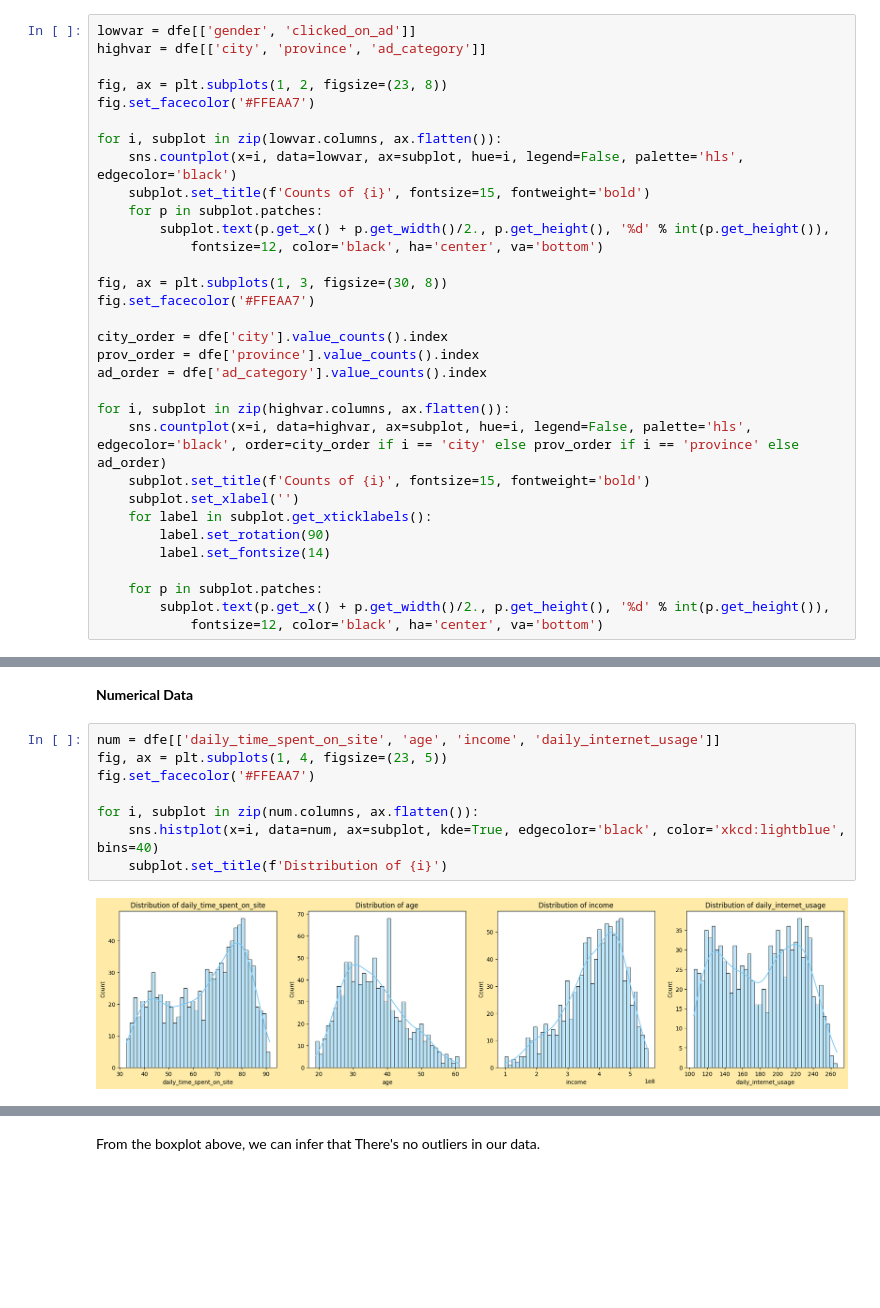
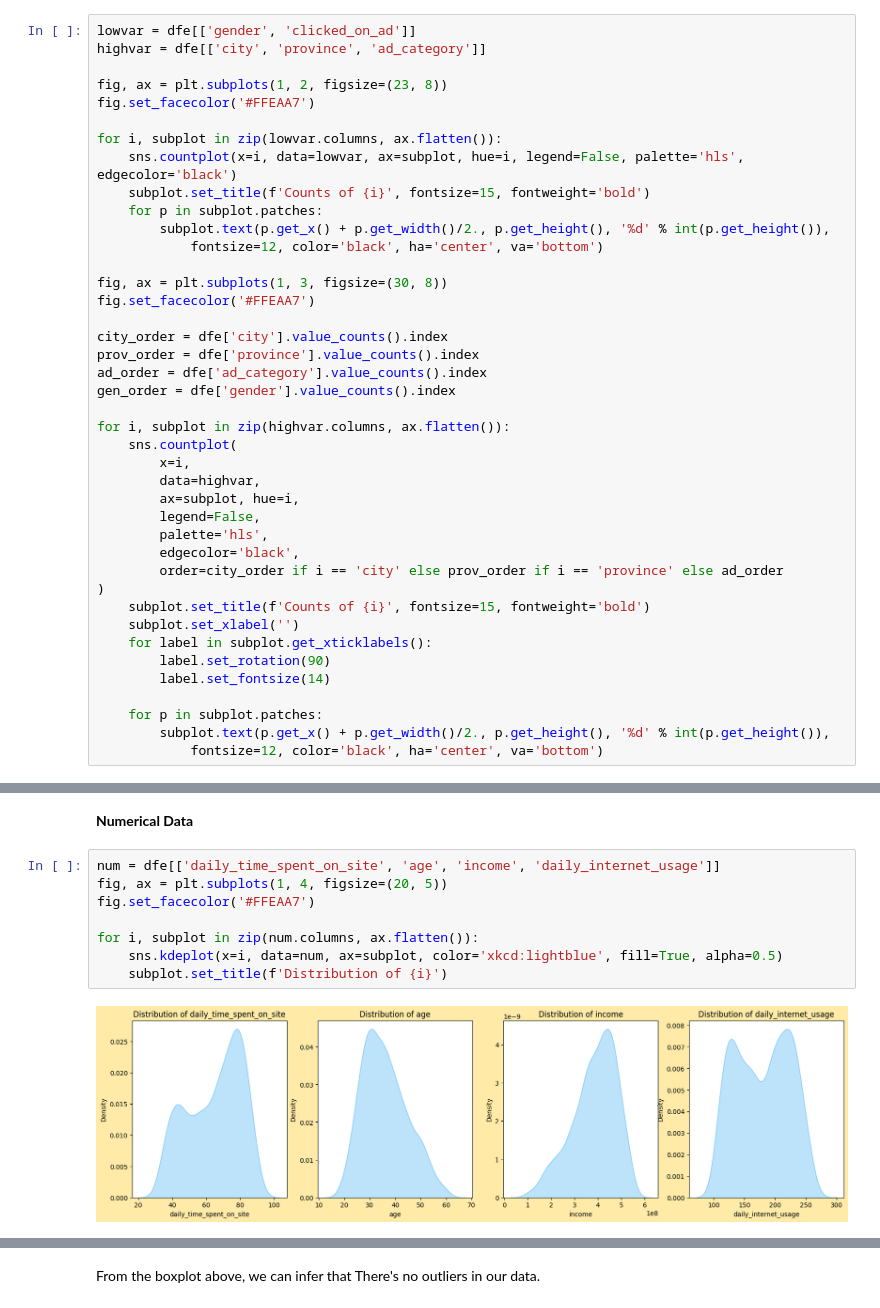
Before and after one commit to azaryasph/Predict-Customer-Clicked-Ads-Classification-By-Using-Machine-Learning, a Jupyter notebook: notebook/Predict Customer Clicked Ads Classification By Using Machine Learning.ipynb, the cells around one changed output, grey strips where cells are left out. Saved outputs shown, nothing was run; the diff lists cells and outputs as text; blank space fills up the shorter version.

Commit message:
chore: adjust data cleaning code

```diff
--- a/notebook/Predict Customer Clicked Ads Classification By Using Machine Learning.ipynb
+++ b/notebook/Predict Customer Clicked Ads Classification By Using Machine Learning.ipynb
@@ -238,9 +238,18 @@ fig.set_facecolor('#FFEAA7')
 city_order = dfe['city'].value_counts().index
 prov_order = dfe['province'].value_counts().index
 ad_order = dfe['ad_category'].value_counts().index
+gen_order = dfe['gender'].value_counts().index
 
 for i, subplot in zip(highvar.columns, ax.flatten()):
-    sns.countplot(x=i, data=highvar, ax=subplot, hue=i, legend=False, palette='hls', edgecolor='black', order=city_order if i == 'city' else prov_order if i == 'province' else ad_order)
+    sns.countplot(
+        x=i,
+        data=highvar,
+        ax=subplot, hue=i,
+        legend=False,
+        palette='hls',
+        edgecolor='black',
+        order=city_order if i == 'city' else prov_order if i == 'province' else ad_order
+)
     subplot.set_title(f'Counts of {i}', fontsize=15, fontweight='bold')
     subplot.set_xlabel('')
     for label in subplot.get_xticklabels():
@@ -266,11 +273,11 @@ From the univariate analysis of categorical data, we can infer that:
 **Numerical Data**
 # %%
 num = dfe[['daily_time_spent_on_site', 'age', 'income', 'daily_internet_usage']]
-fig, ax = plt.subplots(1, 4, figsize=(23, 5))
+fig, ax = plt.subplots(1, 4, figsize=(20, 5))
 fig.set_facecolor('#FFEAA7')
 
 for i, subplot in zip(num.columns, ax.flatten()):
-    sns.histplot(x=i, data=num, ax=subplot, kde=True, edgecolor='black', color='xkcd:lightblue', bins=40)
+    sns.kdeplot(x=i, data=num, ax=subplot, color='xkcd:lightblue', fill=True, alpha=0.5)
     subplot.set_title(f'Distribution of {i}')
 # %% [output]
-[figure, old version]
+[figure, new version]
```
Also changed, not shown: parts of 9 cells of this notebook.
